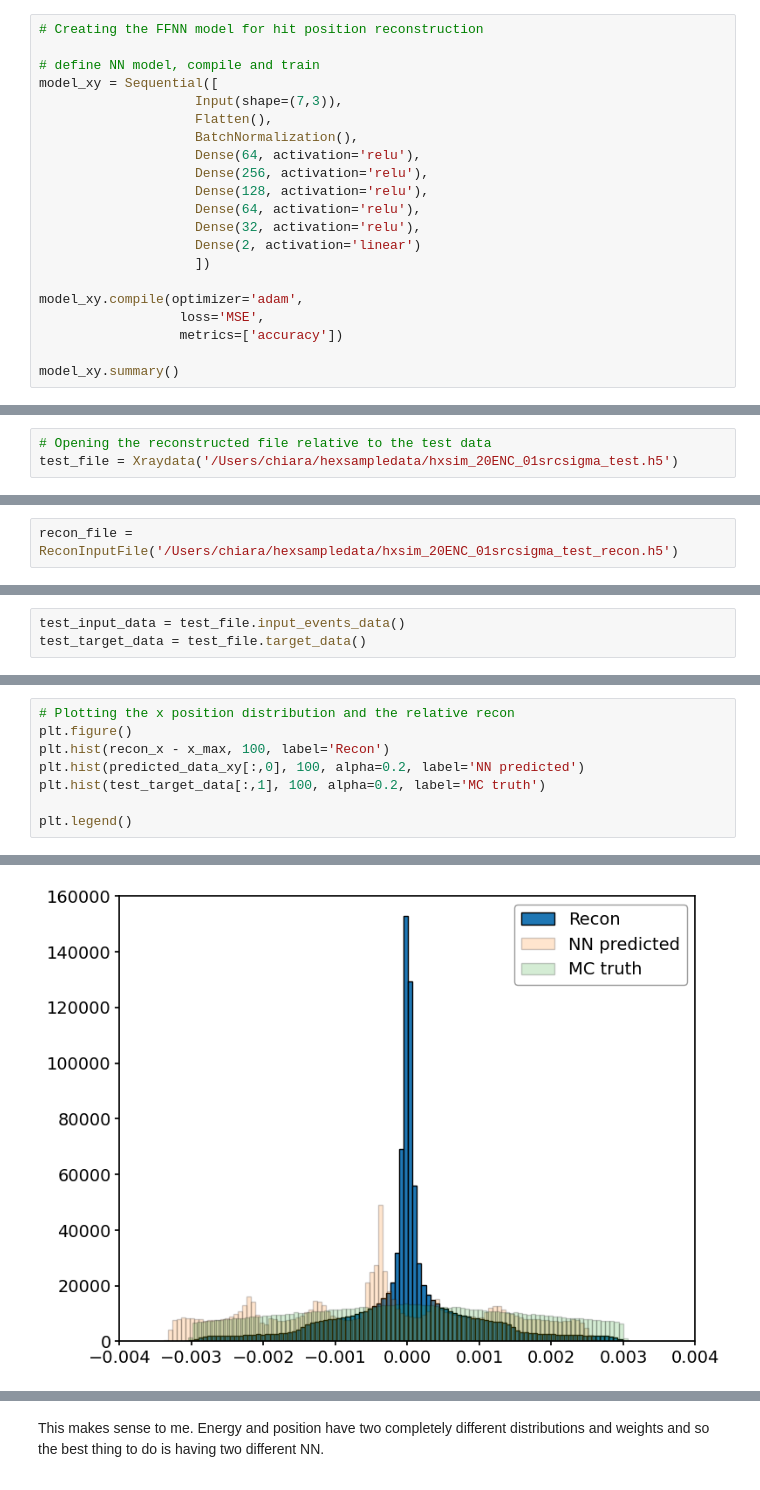
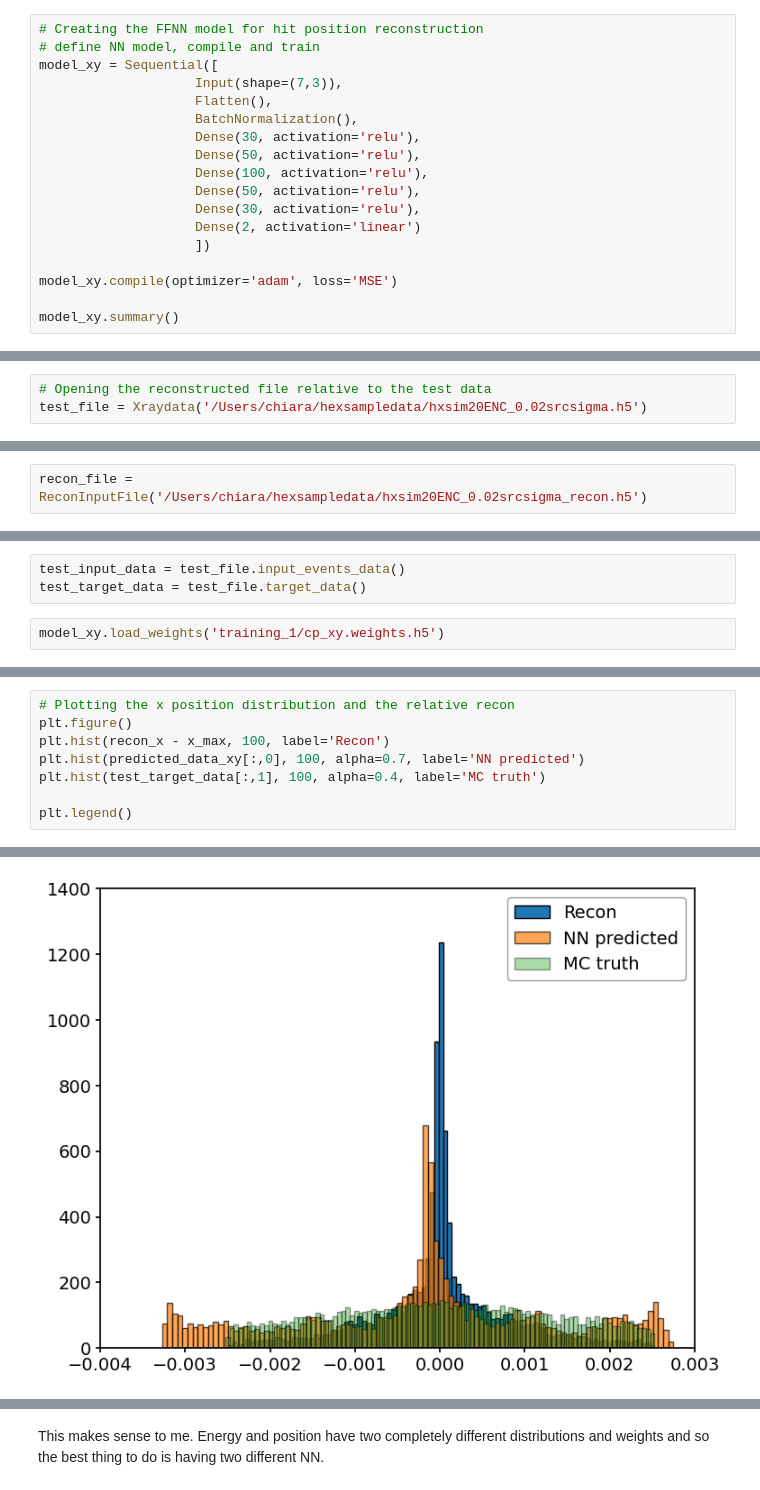
Before and after one commit to chiaratomaiuolo/xrayreco, a Jupyter notebook: xrayreco/bin/nn_2_attempt.ipynb, the cells around one changed output, grey strips where cells are left out. Saved outputs shown, nothing was run; the diff lists cells and outputs as text.

Commit message:
Continuing trainings

```diff
--- a/xrayreco/bin/nn_2_attempt.ipynb
+++ b/xrayreco/bin/nn_2_attempt.ipynb
@@ -244,22 +268,19 @@ The distribution looks reasonable but the peaks looks biased. For reducing the b
 # %%
 # Creating the FFNN model for hit position reconstruction
-
 # define NN model, compile and train
 model_xy = Sequential([
                     Input(shape=(7,3)),
                     Flatten(),
                     BatchNormalization(),
-                    Dense(64, activation='relu'),
-                    Dense(256, activation='relu'),
-                    Dense(128, activation='relu'),
-                    Dense(64, activation='relu'),
-                    Dense(32, activation='relu'),
+                    Dense(30, activation='relu'),
+                    Dense(50, activation='relu'),
+                    Dense(100, activation='relu'),
+                    Dense(50, activation='relu'),
+                    Dense(30, activation='relu'),
                     Dense(2, activation='linear')
                     ])
 
-model_xy.compile(optimizer='adam',
-                  loss='MSE',
-                  metrics=['accuracy'])
+model_xy.compile(optimizer='adam', loss='MSE')
 
 model_xy.summary()
 # %% [output]
@@ -327,4 +348,4 @@ dict_keys(['accuracy', 'loss', 'val_accuracy', 'val_loss'])
 # %%
 # Opening the reconstructed file relative to the test data
-test_file = Xraydata('/Users/chiara/hexsampledata/hxsim_20ENC_01srcsigma_test.h5')
+test_file = Xraydata('/Users/chiara/hexsampledata/hxsim20ENC_0.02srcsigma.h5')
 # %% [output]
@@ -332,4 +353,4 @@ test_file = Xraydata('/Users/chiara/hexsampledata/hxsim_20ENC_01srcsigma_test.h5
 >>> File type: FileType.DIGI
 # %%
-recon_file = ReconInputFile('/Users/chiara/hexsampledata/hxsim_20ENC_01srcsigma_test_recon.h5')
+recon_file = ReconInputFile('/Users/chiara/hexsampledata/hxsim20ENC_0.02srcsigma_recon.h5')
 # %% [output]
@@ -345,6 +366,8 @@ x_max, y_max = test_file.highest_pixel_coordinates()
 # %%
 test_input_data = test_file.input_events_data()
 test_target_data = test_file.target_data()
+# %%
+model_xy.load_weights('training_1/cp_xy.weights.h5')
 # %%
 predicted_data_xy = model_xy.predict(test_input_data)
 # %% [output]
@@ -352,11 +375,11 @@ predicted_data_xy = model_xy.predict(test_input_data)
 # %%
 # Plotting the x position distribution and the relative recon
 plt.figure()
 plt.hist(recon_x - x_max, 100, label='Recon')
-plt.hist(predicted_data_xy[:,0], 100, alpha=0.2, label='NN predicted')
-plt.hist(test_target_data[:,1], 100, alpha=0.2, label='MC truth')
+plt.hist(predicted_data_xy[:,0], 100, alpha=0.7, label='NN predicted')
+plt.hist(test_target_data[:,1], 100, alpha=0.4, label='MC truth')
 
 plt.legend()
 # %% [output]
 <matplotlib.legend.Legend at 0x...>
-[figure, old version]
+[figure, new version]
```
Also changed, not shown: parts of 77 cells of this notebook, 2 other files.
